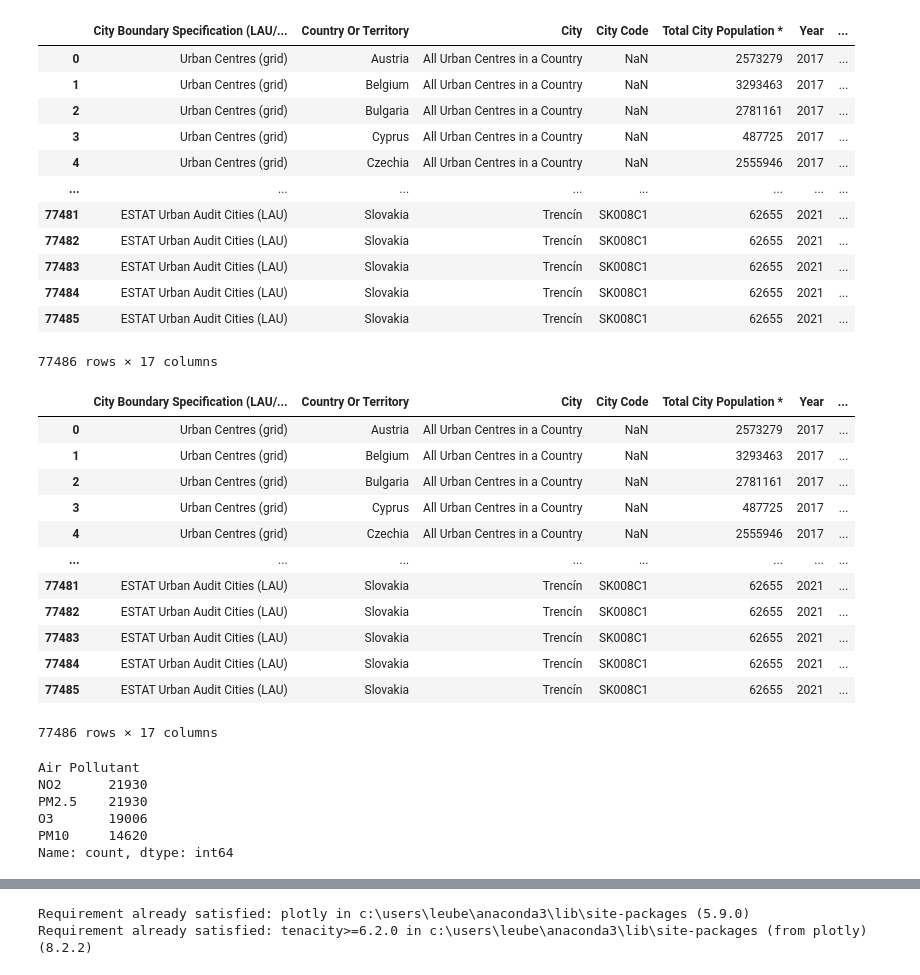
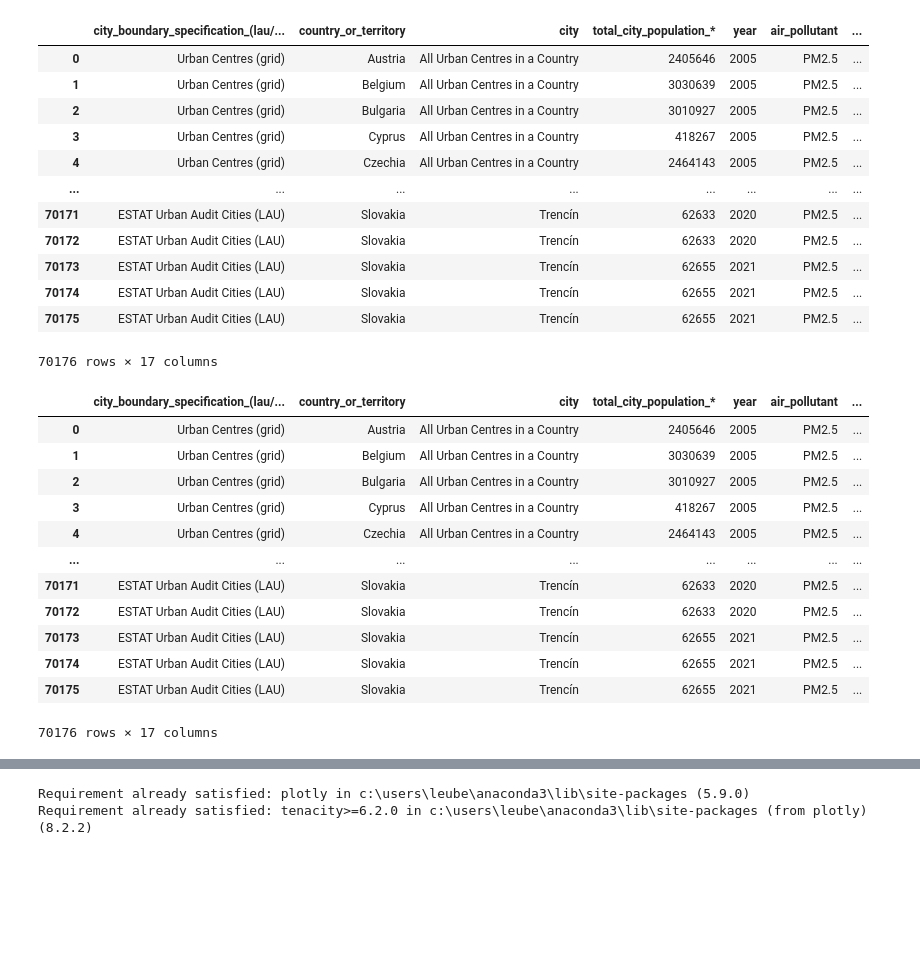
Before and after one commit to mauurits/ironhack_gpw3, a Jupyter notebook: notebooks/notebook_konstantin_gpw3.ipynb, the cells around one changed output, grey strips where cells are left out. Drawn from its saved outputs; the diff is of its cells as text; code cells hidden in the pictures; blank space fills up the shorter version.

```diff
--- a/notebooks/notebook_konstantin_gpw3.ipynb
+++ b/notebooks/notebook_konstantin_gpw3.ipynb
@@ -1,51 +1,44 @@
 # %%
 import pandas as pd
 import matplotlib.pyplot as plt
 import pandas as pd
+import seaborn as sns
+import numpy as np
 
-file_path = r"C:\Users\leube\Ironhack\Bootcamp\week_3\ironhack_gpw3\ironhack_gpw3\data\raw\air_quality_health_assesments.csv"
+file_path = r"C:\Users\leube\Ironhack\Bootcamp\week_3\ironhack_gpw3\ironhack_gpw3\data\clean\cleaned_combined_dataset_filtered.csv"
 df = pd.read_csv(file_path)
 df
 # %% [output]
-|  | City Boundary Specification (LAU/... | Country Or Territory | City | City Code | Total City Population * | Year | ... |
-| 0 | Urban Centres (grid) | Austria | All Urban Centres in a Country | NaN | 2573279 | 2017 | ... |
-| 1 | Urban Centres (grid) | Belgium | All Urban Centres in a Country | NaN | 3293463 | 2017 | ... |
-| 2 | Urban Centres (grid) | Bulgaria | All Urban Centres in a Country | NaN | 2781161 | 2017 | ... |
-| 3 | Urban Centres (grid) | Cyprus | All Urban Centres in a Country | NaN | 487725 | 2017 | ... |
-| 4 | Urban Centres (grid) | Czechia | All Urban Centres in a Country | NaN | 2555946 | 2017 | ... |
+|  | city_boundary_specification_(lau/... | country_or_territory | city | total_city_population_* | year | air_pollutant | ... |
+| 0 | Urban Centres (grid) | Austria | All Urban Centres in a Country | 2405646 | 2005 | PM2.5 | ... |
+| 1 | Urban Centres (grid) | Belgium | All Urban Centres in a Country | 3030639 | 2005 | PM2.5 | ... |
+| 2 | Urban Centres (grid) | Bulgaria | All Urban Centres in a Country | 3010927 | 2005 | PM2.5 | ... |
+| 3 | Urban Centres (grid) | Cyprus | All Urban Centres in a Country | 418267 | 2005 | PM2.5 | ... |
+| 4 | Urban Centres (grid) | Czechia | All Urban Centres in a Country | 2464143 | 2005 | PM2.5 | ... |
 | ... | ... | ... | ... | ... | ... | ... | ... |
-| 77481 | ESTAT Urban Audit Cities (LAU) | Slovakia | Trencín | SK008C1 | 62655 | 2021 | ... |
-| 77482 | ESTAT Urban Audit Cities (LAU) | Slovakia | Trencín | SK008C1 | 62655 | 2021 | ... |
-| 77483 | ESTAT Urban Audit Cities (LAU) | Slovakia | Trencín | SK008C1 | 62655 | 2021 | ... |
-| 77484 | ESTAT Urban Audit Cities (LAU) | Slovakia | Trencín | SK008C1 | 62655 | 2021 | ... |
-| 77485 | ESTAT Urban Audit Cities (LAU) | Slovakia | Trencín | SK008C1 | 62655 | 2021 | ... |
+| 70171 | ESTAT Urban Audit Cities (LAU) | Slovakia | Trencín | 62633 | 2020 | PM2.5 | ... |
+| 70172 | ESTAT Urban Audit Cities (LAU) | Slovakia | Trencín | 62633 | 2020 | PM2.5 | ... |
+| 70173 | ESTAT Urban Audit Cities (LAU) | Slovakia | Trencín | 62655 | 2021 | PM2.5 | ... |
+| 70174 | ESTAT Urban Audit Cities (LAU) | Slovakia | Trencín | 62655 | 2021 | PM2.5 | ... |
+| 70175 | ESTAT Urban Audit Cities (LAU) | Slovakia | Trencín | 62655 | 2021 | PM2.5 | ... |
-77486 rows × 17 columns
+70176 rows × 17 columns
 # %%
 df_cleaned = df.dropna(axis=1, how='all')
 df_cleaned
 # %% [output]
-|  | City Boundary Specification (LAU/... | Country Or Territory | City | City Code | Total City Population * | Year | ... |
-| 0 | Urban Centres (grid) | Austria | All Urban Centres in a Country | NaN | 2573279 | 2017 | ... |
-| 1 | Urban Centres (grid) | Belgium | All Urban Centres in a Country | NaN | 3293463 | 2017 | ... |
-| 2 | Urban Centres (grid) | Bulgaria | All Urban Centres in a Country | NaN | 2781161 | 2017 | ... |
-| 3 | Urban Centres (grid) | Cyprus | All Urban Centres in a Country | NaN | 487725 | 2017 | ... |
-| 4 | Urban Centres (grid) | Czechia | All Urban Centres in a Country | NaN | 2555946 | 2017 | ... |
+|  | city_boundary_specification_(lau/... | country_or_territory | city | total_city_population_* | year | air_pollutant | ... |
+| 0 | Urban Centres (grid) | Austria | All Urban Centres in a Country | 2405646 | 2005 | PM2.5 | ... |
+| 1 | Urban Centres (grid) | Belgium | All Urban Centres in a Country | 3030639 | 2005 | PM2.5 | ... |
+| 2 | Urban Centres (grid) | Bulgaria | All Urban Centres in a Country | 3010927 | 2005 | PM2.5 | ... |
+| 3 | Urban Centres (grid) | Cyprus | All Urban Centres in a Country | 418267 | 2005 | PM2.5 | ... |
+| 4 | Urban Centres (grid) | Czechia | All Urban Centres in a Country | 2464143 | 2005 | PM2.5 | ... |
 | ... | ... | ... | ... | ... | ... | ... | ... |
-| 77481 | ESTAT Urban Audit Cities (LAU) | Slovakia | Trencín | SK008C1 | 62655 | 2021 | ... |
-| 77482 | ESTAT Urban Audit Cities (LAU) | Slovakia | Trencín | SK008C1 | 62655 | 2021 | ... |
-| 77483 | ESTAT Urban Audit Cities (LAU) | Slovakia | Trencín | SK008C1 | 62655 | 2021 | ... |
-| 77484 | ESTAT Urban Audit Cities (LAU) | Slovakia | Trencín | SK008C1 | 62655 | 2021 | ... |
-| 77485 | ESTAT Urban Audit Cities (LAU) | Slovakia | Trencín | SK008C1 | 62655 | 2021 | ... |
+| 70171 | ESTAT Urban Audit Cities (LAU) | Slovakia | Trencín | 62633 | 2020 | PM2.5 | ... |
+| 70172 | ESTAT Urban Audit Cities (LAU) | Slovakia | Trencín | 62633 | 2020 | PM2.5 | ... |
+| 70173 | ESTAT Urban Audit Cities (LAU) | Slovakia | Trencín | 62655 | 2021 | PM2.5 | ... |
+| 70174 | ESTAT Urban Audit Cities (LAU) | Slovakia | Trencín | 62655 | 2021 | PM2.5 | ... |
+| 70175 | ESTAT Urban Audit Cities (LAU) | Slovakia | Trencín | 62655 | 2021 | PM2.5 | ... |
-77486 rows × 17 columns
+70176 rows × 17 columns
-# %%
-df['Air Pollutant'].value_counts()
-# %% [output]
-Air Pollutant
-NO2      21930
-PM2.5    21930
-O3       19006
-PM10     14620
-Name: count, dtype: int64
 # %%
 df.isnull().sum()
 # %% [output]
```
Also changed, not shown: parts of 17 cells of this notebook.
